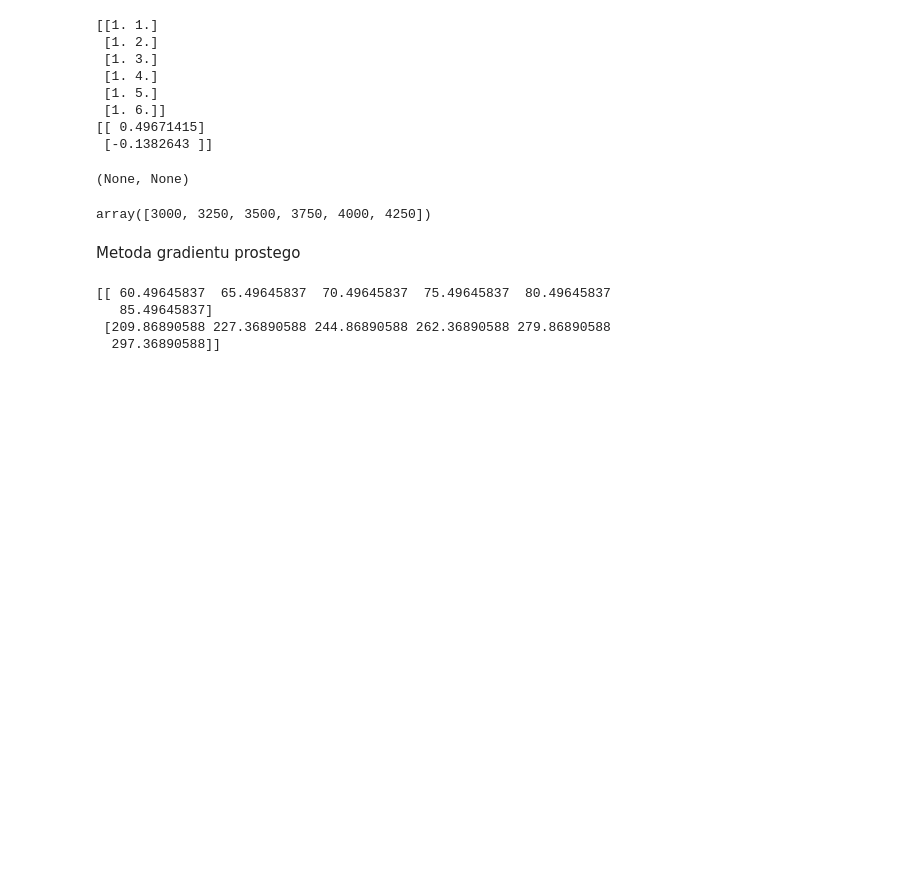
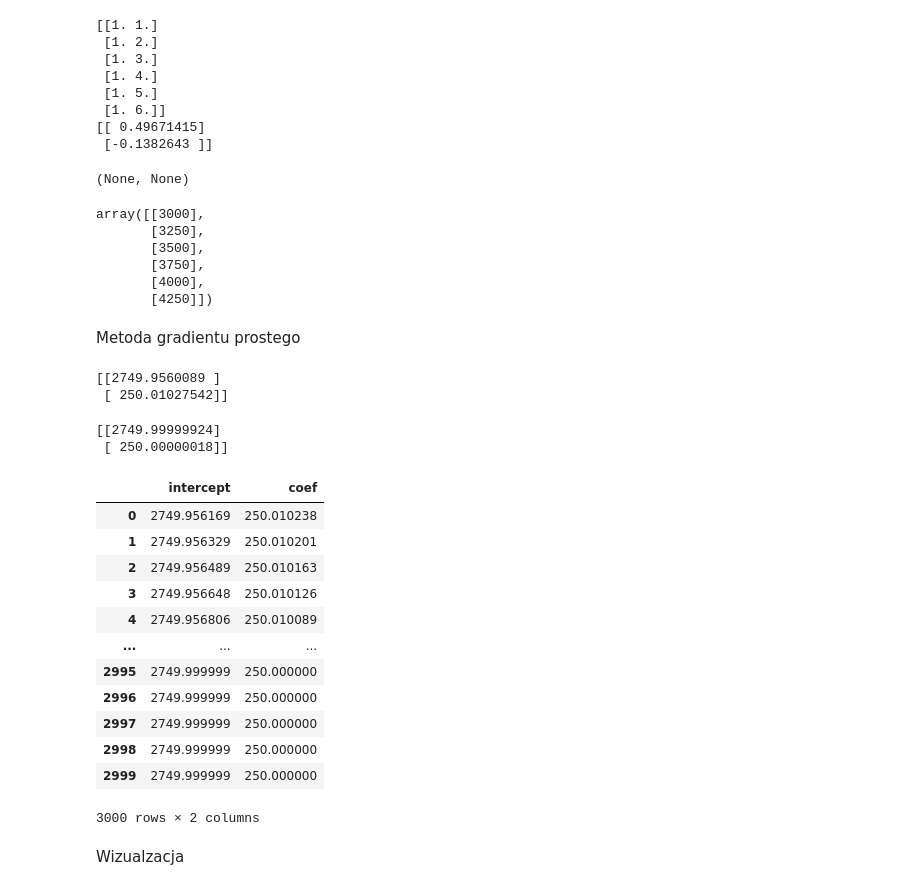
Before and after one commit to JustynaGoc/machine-learning-bootcamp, a Jupyter notebook: 02_Regresja_liniowa_spadek_wzdluz_gradientu.ipynb, the cells around one changed output. Saved outputs shown, nothing was run; the diff lists cells and outputs as text; code cells hidden in the pictures; blank space fills up the shorter version.

```diff
--- a/02_Regresja_liniowa_spadek_wzdluz_gradientu.ipynb
+++ b/02_Regresja_liniowa_spadek_wzdluz_gradientu.ipynb
@@ -25,4 +25,6 @@ Przygotowanie danych
 # %%
 X1= X1.reshape(m,1)
 X1
+Y = Y.reshape(-1, 1)
+Y
 # %% [output]
@@ -63,7 +65,12 @@ print(X), print(weights)
 # %%
 Y
 # %% [output]
-array([3000, 3250, 3500, 3750, 4000, 4250])
+array([[3000],
+       [3250],
+       [3500],
+       [3750],
+       [4000],
+       [4250]])
 # %% [markdown]
 Metoda gradientu prostego
 # %%
@@ -81,7 +88,38 @@ for i in range(3000):
 
 print(weights)
 # %% [output]
-[[ 60.49645837  65.49645837  70.49645837  75.49645837  80.49645837
-   85.49645837]
- [209.86890588 227.36890588 244.86890588 262.36890588 279.86890588
-  297.36890588]]
+[[2749.9560089 ]
+ [ 250.01027542]]
+# %%
+intercept = []
+coef = []
+
+for i in range(3000):
+    gradient = (2 / m) * X.T.dot(X.dot(weights) - Y)
+    weights = weights - eta * gradient
+    intercept.append(weights[0][0])
+    coef.append(weights[1][0])
+
+print(weights)
+# %% [output]
+[[2749.99999924]
+ [ 250.00000018]]
+# %%
+df = pd.DataFrame(data  = {"intercept": intercept, "coef": coef})
+df
+# %% [output]
+|  | intercept | coef |
+| 0 | 2749.956169 | 250.010238 |
+| 1 | 2749.956329 | 250.010201 |
+| 2 | 2749.956489 | 250.010163 |
+| 3 | 2749.956648 | 250.010126 |
+| 4 | 2749.956806 | 250.010089 |
+| ... | ... | ... |
+| 2995 | 2749.999999 | 250.000000 |
+| 2996 | 2749.999999 | 250.000000 |
+| 2997 | 2749.999999 | 250.000000 |
+| 2998 | 2749.999999 | 250.000000 |
+| 2999 | 2749.999999 | 250.000000 |
+3000 rows × 2 columns
+# %% [markdown]
+Wizualzacja
```
Also changed, not shown: parts of 5 cells of this notebook.
